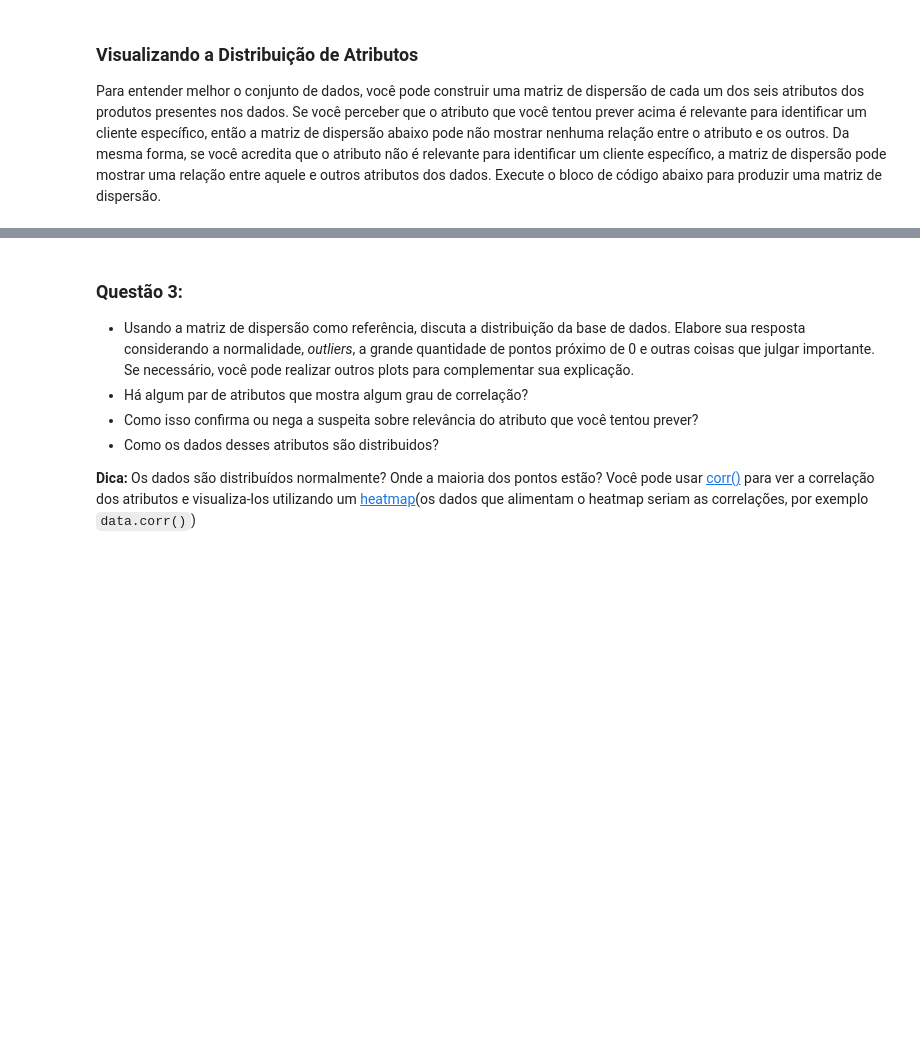
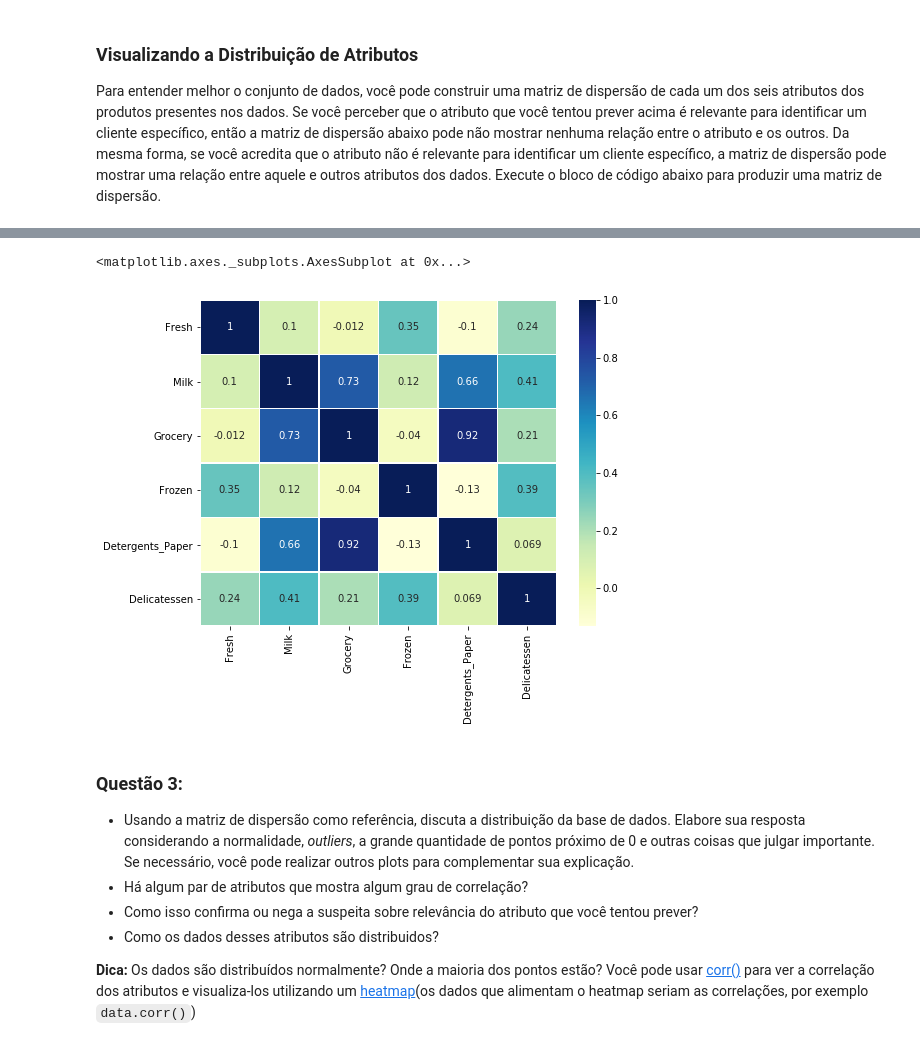
Before and after one commit to pimenta-arthur/customer_segments, a Jupyter notebook: customer_segments_PT.ipynb, the cells around one changed output, grey strips where cells are left out. Drawn from its saved outputs; the diff is of its cells as text; code cells hidden in the pictures; blank space fills up the shorter version.

```diff
--- a/customer_segments_PT.ipynb
+++ b/customer_segments_PT.ipynb
@@ -104,3 +144,10 @@ pd.scatter_matrix(data, alpha = 0.3, figsize = (14,8), diagonal = 'kde');
+# %%
+# Desenhe um mapa de calor com as correlações
+f, ax = plt.subplots(figsize=(8, 6))
+sns.heatmap(data.corr(), annot=True, linewidths=.5, ax=ax, cmap='YlGnBu')
+# %% [output]
+<matplotlib.axes._subplots.AxesSubplot at 0x...>
+[figure, added]
 # %% [markdown]
 ### Questão 3:
 
```
Also changed, not shown: parts of 14 cells of this notebook.
